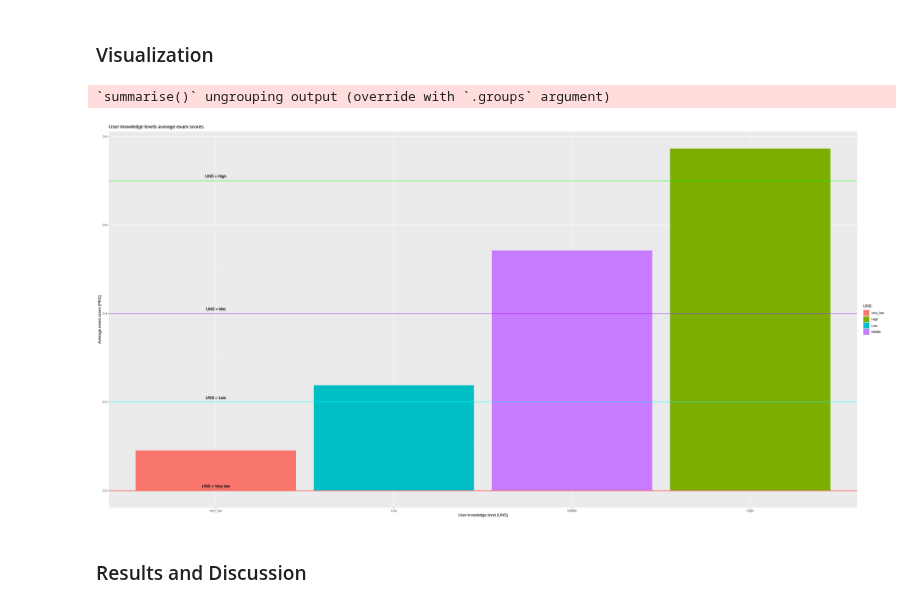
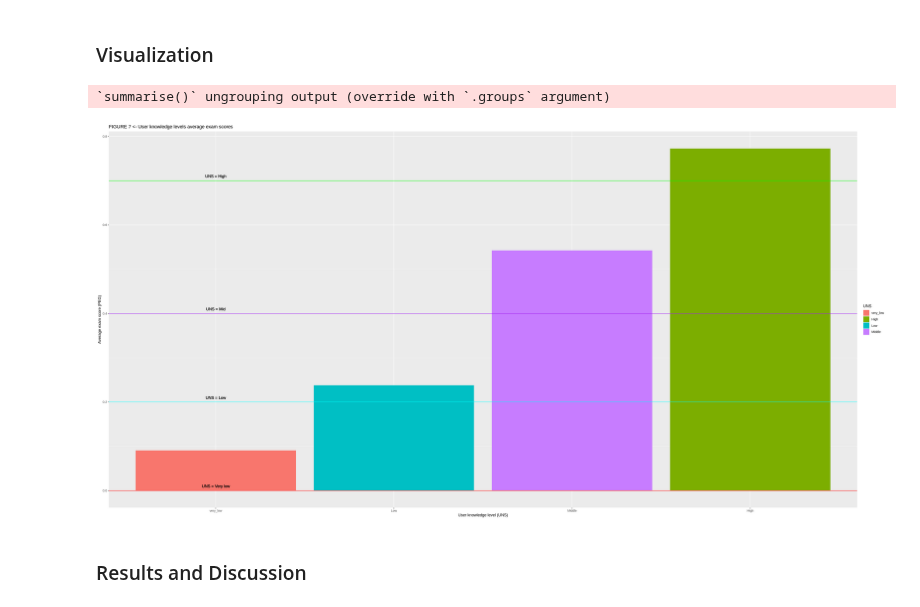
Before and after one commit to namyasharmaa/DSCI-100-Project, a Jupyter notebook: project_report.ipynb, the cells around one changed output. Drawn from its saved outputs; the diff is of its cells as text; code cells hidden in the pictures.

```diff
--- a/project_report.ipynb
+++ b/project_report.ipynb
@@ -382,35 +387,35 @@ A tibble: 1 × 1
 set.seed(1)
 # To create a model visualization, display each UNS as a bar on x- axis
 # And average PEG on the y-axis
 average_UNS <- training_data %>%
     select('UNS', 'PEG') %>% # select the columns we need
     group_by(UNS) %>% # group_by each UNS class
     summarize(average_PEG = mean(PEG)) %>% # find the average PEG
     arrange(desc(average_PEG))
 
 # Plot the bars, re-ordering the bars in increasing order
 # Plot horizontal lines of the exam scores, the bar it strikes first will be the users' knowledge level
 
 model_visualization <- average_UNS %>%
     ggplot(aes(fct_reorder(UNS, average_PEG), average_PEG, fill = UNS)) +
     geom_bar(position = 'stack', stat = 'identity') +
     geom_hline(yintercept = high[[1]], col = 'Green') +
     geom_hline(yintercept = mid[[1]], col = 'Purple') +
     geom_hline(yintercept = low[[1]], col = 'Cyan') +
     geom_hline(yintercept = very_low[[1]], col = 'Red') +
     geom_text(aes(1, high[[1]] + 0.01, label = 'UNS = High')) +
     geom_text(aes(1, mid[[1]] + 0.01, label = 'UNS = Mid')) +
     geom_text(aes(1, low[[1]] + 0.01, label = 'UNS = Low')) +
     geom_text(aes(1, very_low[[1]] + 0.01, label = 'UNS = Very low')) +
     xlab('User knowledge level (UNS)') +
     ylab('Average exam score (PEG)') +
-    ggtitle('User knowledge levels average exam scores')
+    ggtitle('FIGURE 7 <- User knowledge levels average exam scores')
 
 # Average_UNS
 model_visualization
 # %% [output]
 `summarise()` ungrouping output (override with `.groups` argument)
-[figure, old version]
+[figure, new version]
 # %% [markdown]
 ### Results and Discussion
 # %% [markdown]
```
Also changed, not shown: parts of 11 cells of this notebook.
